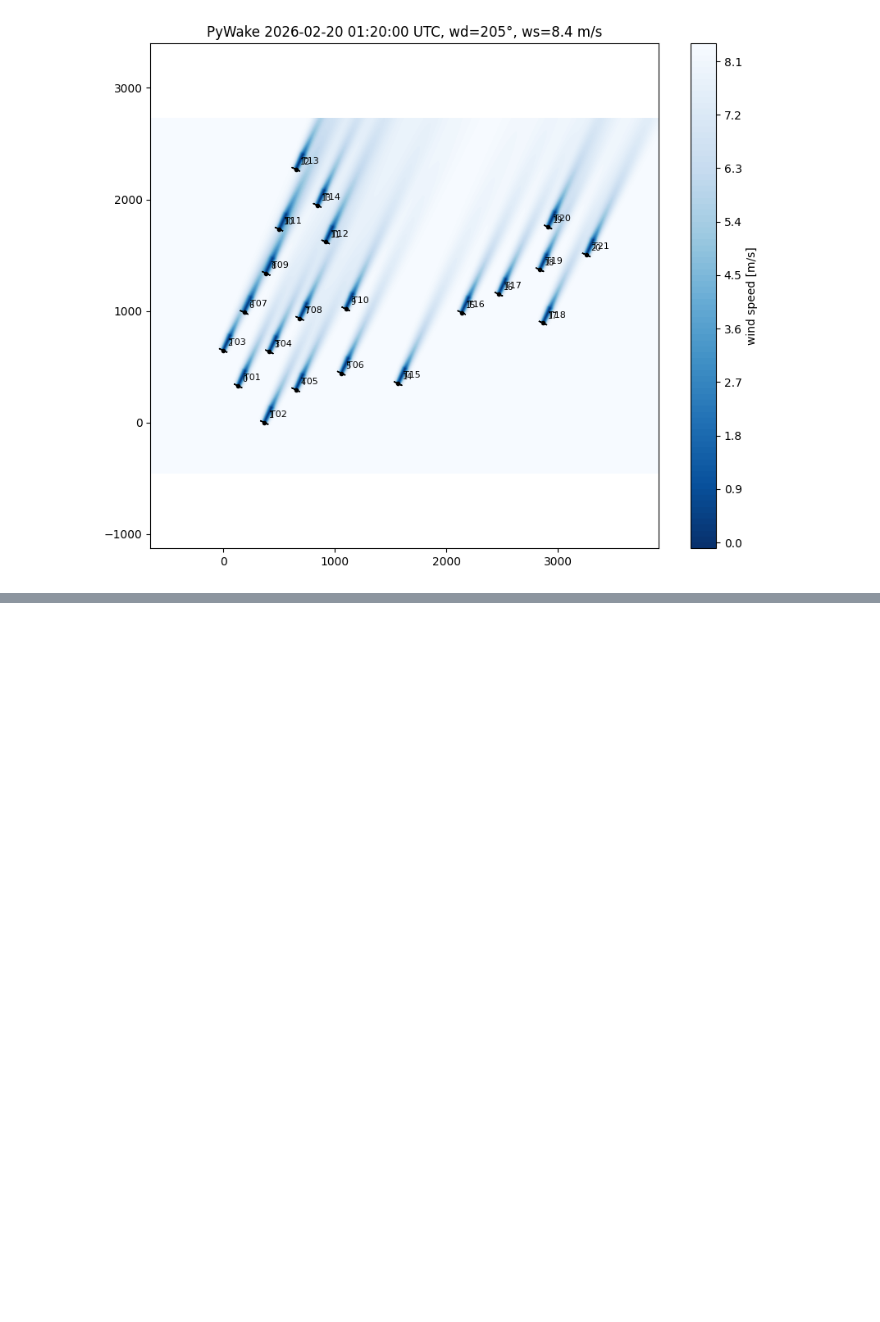
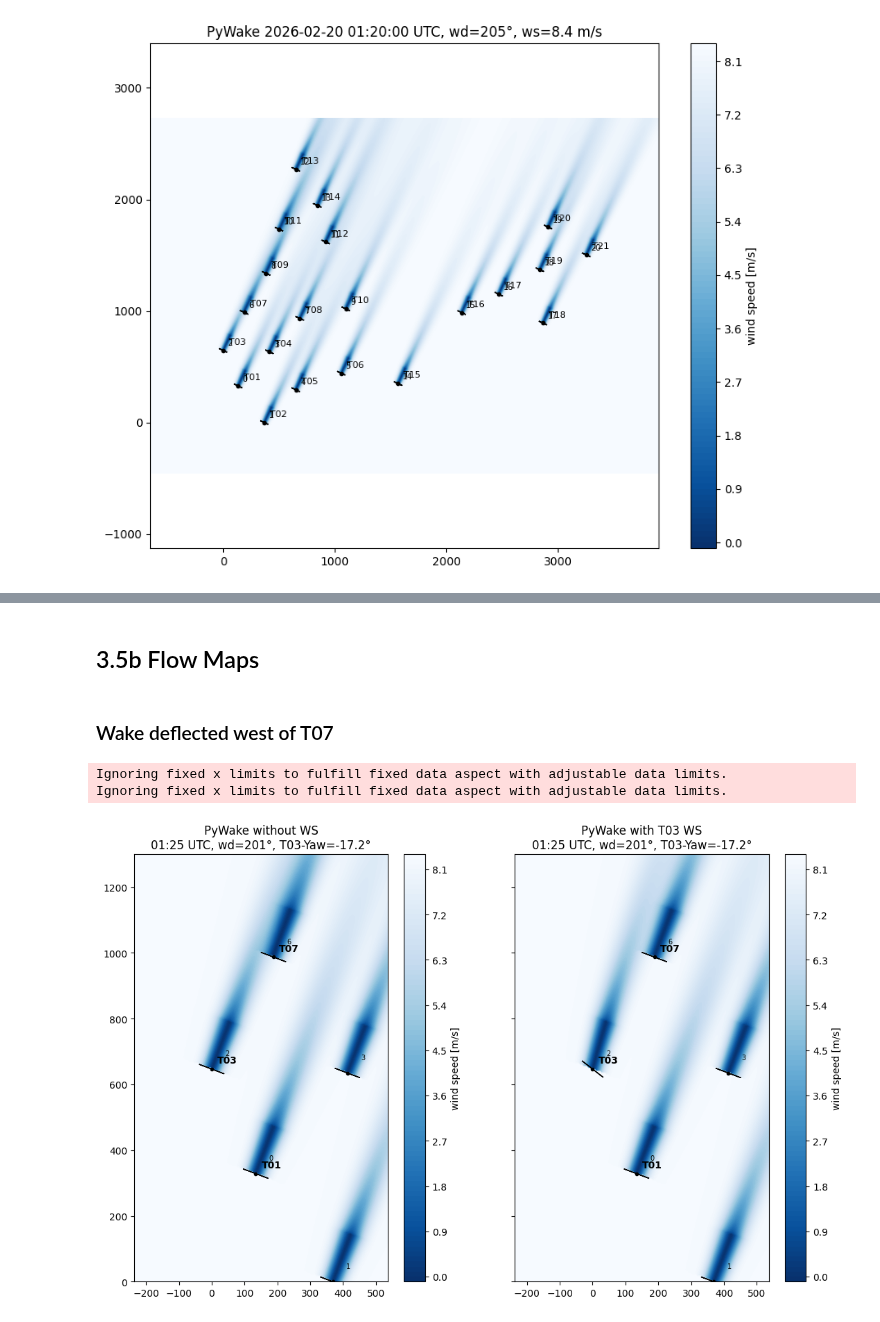
Before and after one commit to rfeusi/hill-of-towie-open-source-analysis, a Jupyter notebook: PyWake Simulation.ipynb, the cells around one changed output, grey strips where cells are left out. Cells and saved outputs as stored; diff of their text form; code cells hidden in the pictures; blank space fills up the shorter version.

```diff
--- a/PyWake Simulation.ipynb
+++ b/PyWake Simulation.ipynb
@@ -186,0 +307,25 @@ ax.margins(x=0)
+# %% [markdown]
+## 3.5b Flow Maps
+# %% [markdown]
+### Wake deflected west of T07
+# %%
+t_sel = pd.Timestamp("2026-02-20 01:25", tz="UTC")   # später auch 02:40 ausprobieren
+i_t = m.index.get_loc(t_sel)
+
+grid = HorizontalGrid(x=np.linspace(-300, 600, 180), y=np.linspace(0, 1300, 260))
+
+fig, axes = plt.subplots(1, 2, figsize=(13, 8), sharey=True)
+for ax, (sim, title) in zip(axes, [(sim_ref, "PyWake without WS"), (sim_steer, "PyWake with T03 WS")]):
+    fm = sim.flow_map(grid=grid, time=time[i_t])
+    fm.plot_wake_map(ax=ax)
+    for n in ["T01", "T03", "T07"]:
+        i = names.index(n)
+        ax.annotate(n, (x[i], y[i]), xytext=(6, 6), textcoords="offset points", fontweight="bold")
+    ax.set_title(f"{title}\n{t_sel:%H:%M} UTC, wd={wd_in[i_t]:.0f}°, "
+                 f"T03-Yaw={m['yaw_mis_t03'].iloc[i_t]:+.1f}°")
+    ax.set_xlim(-300, 600)
+    ax.set_ylim(0, 1300)
+# %% [output]
+Ignoring fixed x limits to fulfill fixed data aspect with adjustable data limits.
+Ignoring fixed x limits to fulfill fixed data aspect with adjustable data limits.
+[figure, added]
```
Also changed, not shown: parts of 30 cells of this notebook.
